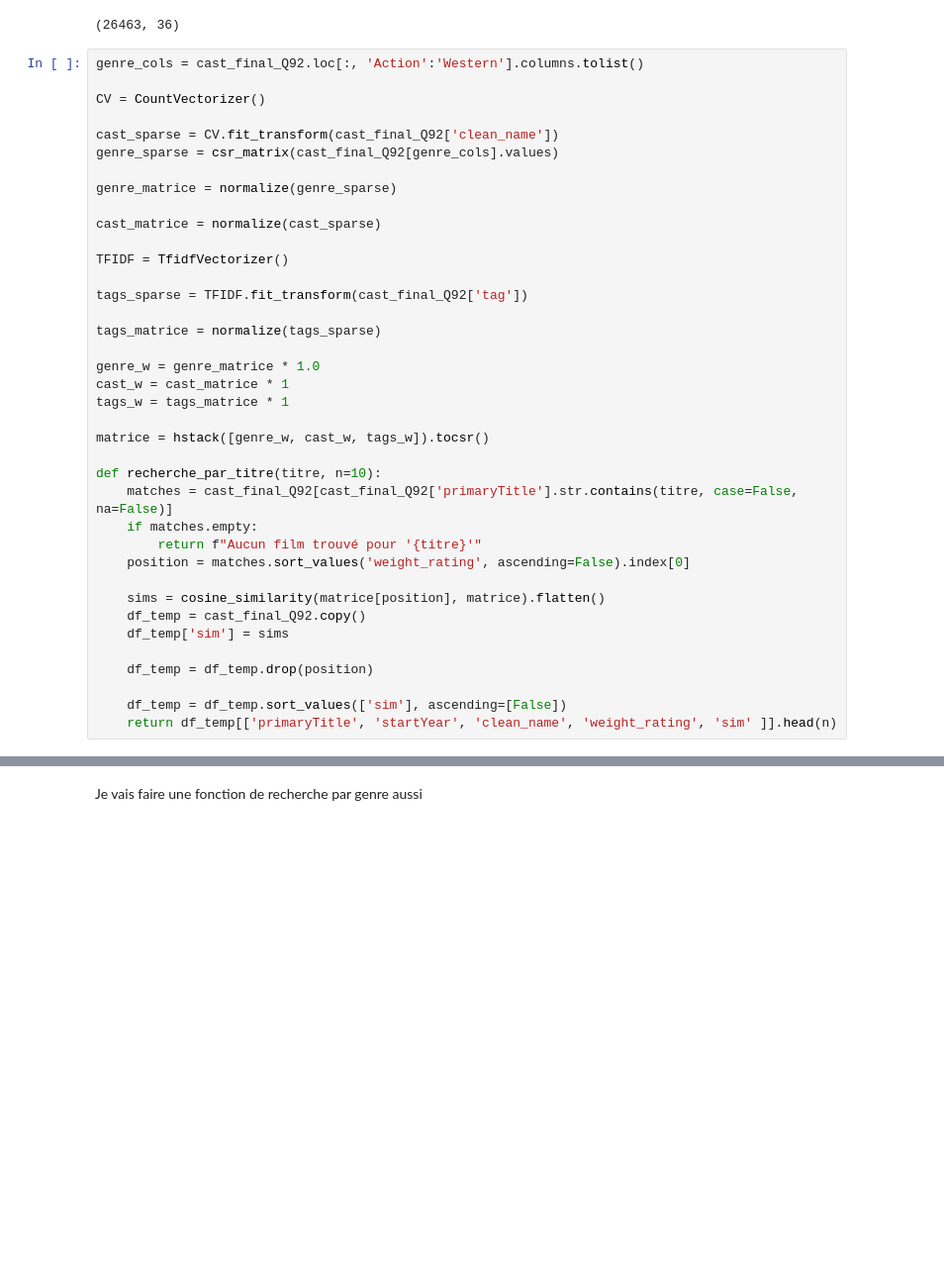
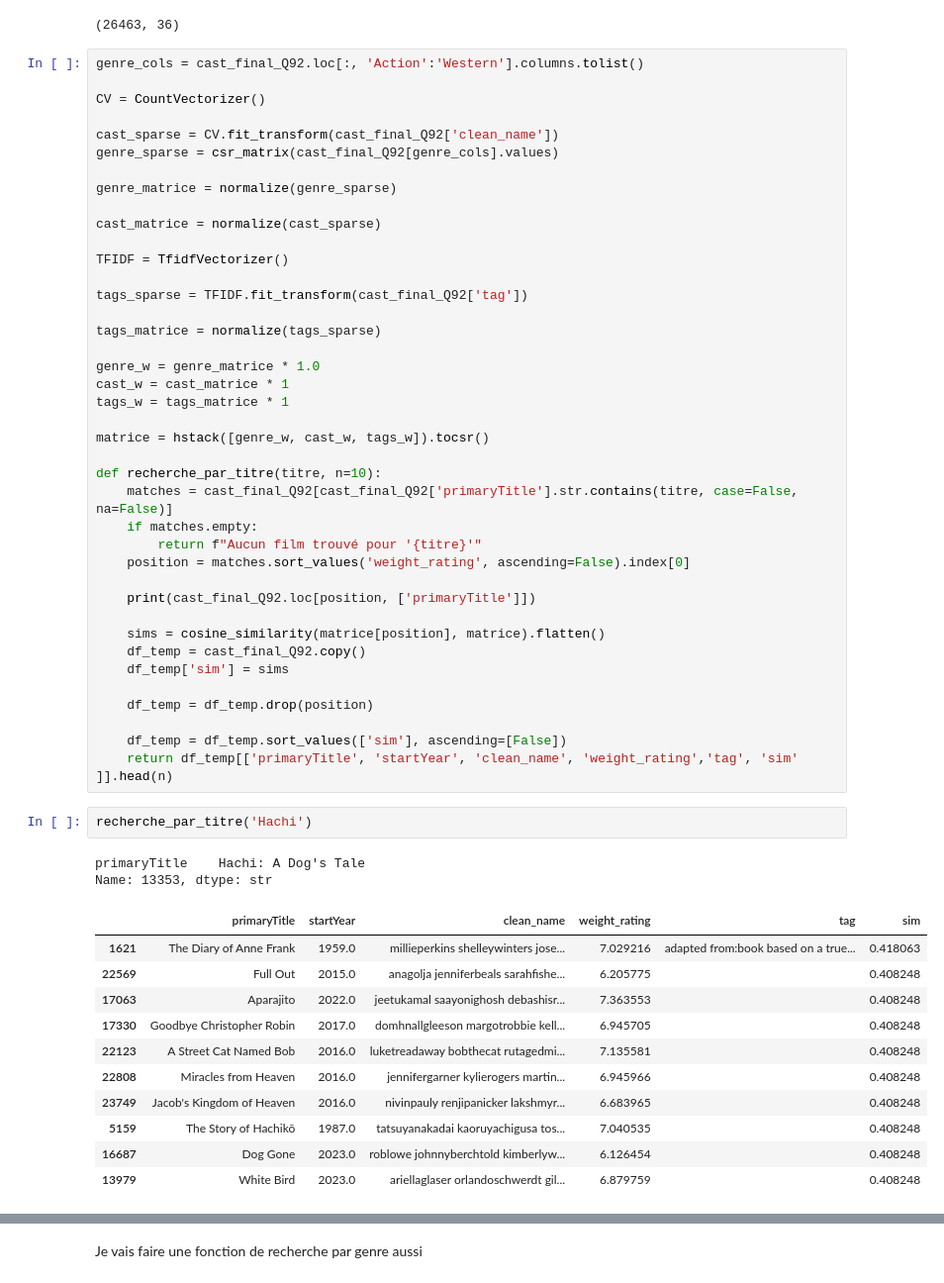
Before and after one commit to BoostMetrics/Recommandation-de-films, a Jupyter notebook: notebooks/03-modeling/Test 3 enrich.ipynb, the cells around one changed output, grey strips where cells are left out. Shown at 99% size. Drawn from its saved outputs; the diff is of its cells as text; blank space fills up the shorter version.

```diff
--- a/notebooks/03-modeling/Test 3 enrich.ipynb
+++ b/notebooks/03-modeling/Test 3 enrich.ipynb
@@ -341,6 +341,8 @@ def recherche_par_titre(titre, n=10):
         return f"Aucun film trouvé pour '{titre}'"
     position = matches.sort_values('weight_rating', ascending=False).index[0]
 
+    print(cast_final_Q92.loc[position, ['primaryTitle']])
+
     sims = cosine_similarity(matrice[position], matrice).flatten()
     df_temp = cast_final_Q92.copy()
     df_temp['sim'] = sims
@@ -348,4 +350,20 @@ def recherche_par_titre(titre, n=10):
     df_temp = df_temp.drop(position)
 
     df_temp = df_temp.sort_values(['sim'], ascending=[False])
-    return df_temp[['primaryTitle', 'startYear', 'clean_name', 'weight_rating', 'sim' ]].head(n)
+    return df_temp[['primaryTitle', 'startYear', 'clean_name', 'weight_rating','tag', 'sim' ]].head(n)
+# %%
+recherche_par_titre('Hachi')
+# %% [output]
+primaryTitle    Hachi: A Dog's Tale
+Name: 13353, dtype: str
+|  | primaryTitle | startYear | clean_name | weight_rating | tag | sim |
+| 1621 | The Diary of Anne Frank | 1959.0 | millieperkins shelleywinters jose... | 7.029216 | adapted from:book based on a true... | 0.418063 |
+| 22569 | Full Out | 2015.0 | anagolja jenniferbeals sarahfishe... | 6.205775 |  | 0.408248 |
+| 17063 | Aparajito | 2022.0 | jeetukamal saayonighosh debashisr... | 7.363553 |  | 0.408248 |
+| 17330 | Goodbye Christopher Robin | 2017.0 | domhnallgleeson margotrobbie kell... | 6.945705 |  | 0.408248 |
+| 22123 | A Street Cat Named Bob | 2016.0 | luketreadaway bobthecat rutagedmi... | 7.135581 |  | 0.408248 |
+| 22808 | Miracles from Heaven | 2016.0 | jennifergarner kylierogers martin... | 6.945966 |  | 0.408248 |
+| 23749 | Jacob's Kingdom of Heaven | 2016.0 | nivinpauly renjipanicker lakshmyr... | 6.683965 |  | 0.408248 |
+| 5159 | The Story of Hachikō | 1987.0 | tatsuyanakadai kaoruyachigusa tos... | 7.040535 |  | 0.408248 |
+| 16687 | Dog Gone | 2023.0 | roblowe johnnyberchtold kimberlyw... | 6.126454 |  | 0.408248 |
+| 13979 | White Bird | 2023.0 | ariellaglaser orlandoschwerdt gil... | 6.879759 |  | 0.408248 |
```
Also changed, not shown: parts of 6 cells of this notebook.
